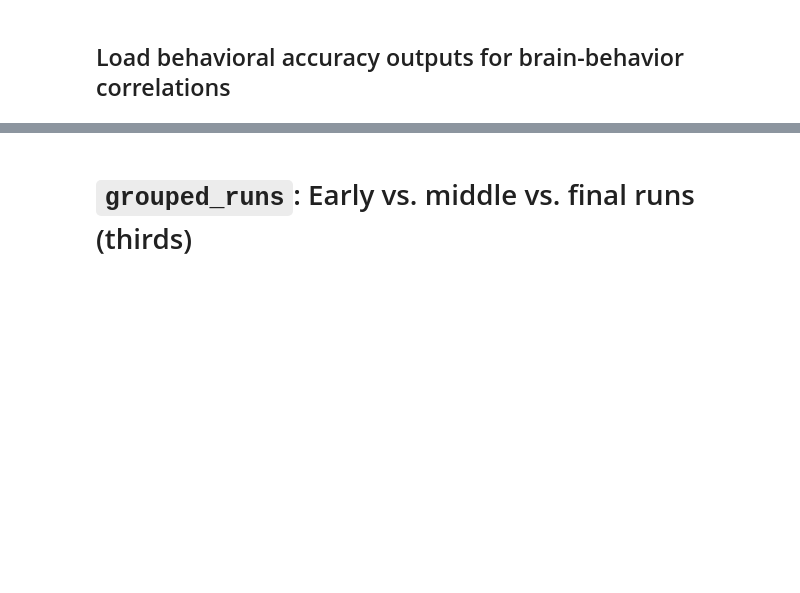
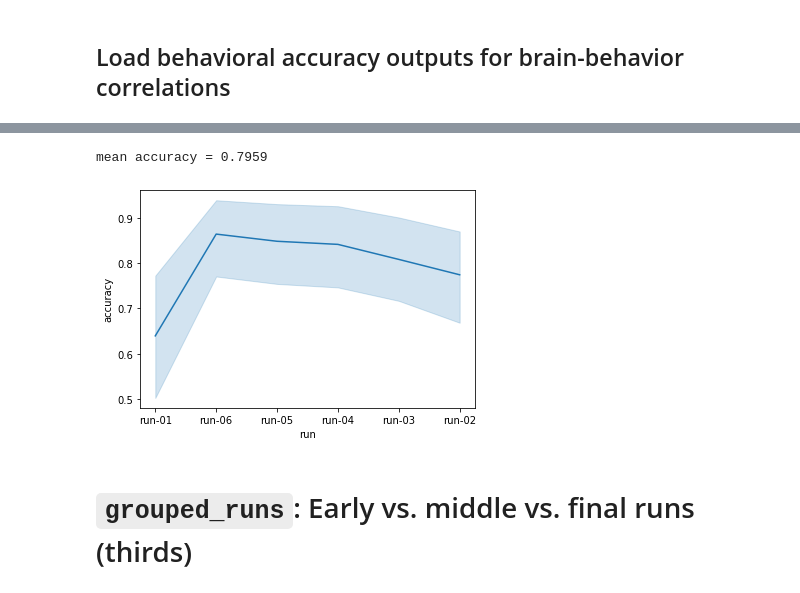
Before and after one commit to SoundBrainLab/fMRI_auditory-category-learning, a Jupyter notebook: 06_univariate/group_level_all_ROI.ipynb, the cells around one changed output, grey strips where cells are left out. Cells and saved outputs as stored; diff of their text form; code cells hidden in the pictures; blank space fills up the shorter version.

Commit message:
Added brain-behavior stats for univariate ROI analysis

```diff
--- a/06_univariate/group_level_all_ROI.ipynb
+++ b/06_univariate/group_level_all_ROI.ipynb
@@ -402,5 +406,8 @@ def plot_roi_slices_diff(roi_mean_dict_stage1, roi_mean_dict_stage2, mask_path_l
 # %% [markdown]
 ## Load behavioral accuracy outputs for brain-behavior correlations
 # %%
-beh_out_dir = os.path.join(deriv_dir, 'behavior')
+beh_out_dir = os.path.join(bidsroot, 'derivatives', 'behavior')
 acc_df = pd.read_csv(os.path.join(beh_out_dir, 'run_accuracies.tsv'), sep='\t')
+# %%
+acc_df.sort_values(by=['participant_id', 'run'], inplace=True)
+acc_df.head(10)
@@ -407,3 +426,9 @@ acc_df = pd.read_csv(os.path.join(beh_out_dir, 'run_accuracies.tsv'), sep='\t')
+# %%
+print(f'mean accuracy = {acc_df.accuracy.mean():.04f}')
+sns.lineplot(acc_df, x='run', y='accuracy');
+# %% [output]
+mean accuracy = 0.7959
+[figure, added]
 # %% [markdown]
 # `grouped_runs`: Early vs. middle vs. final runs (thirds)
 # %% [markdown]
```
Also changed, not shown: parts of 100 cells of this notebook, 1 other file.
